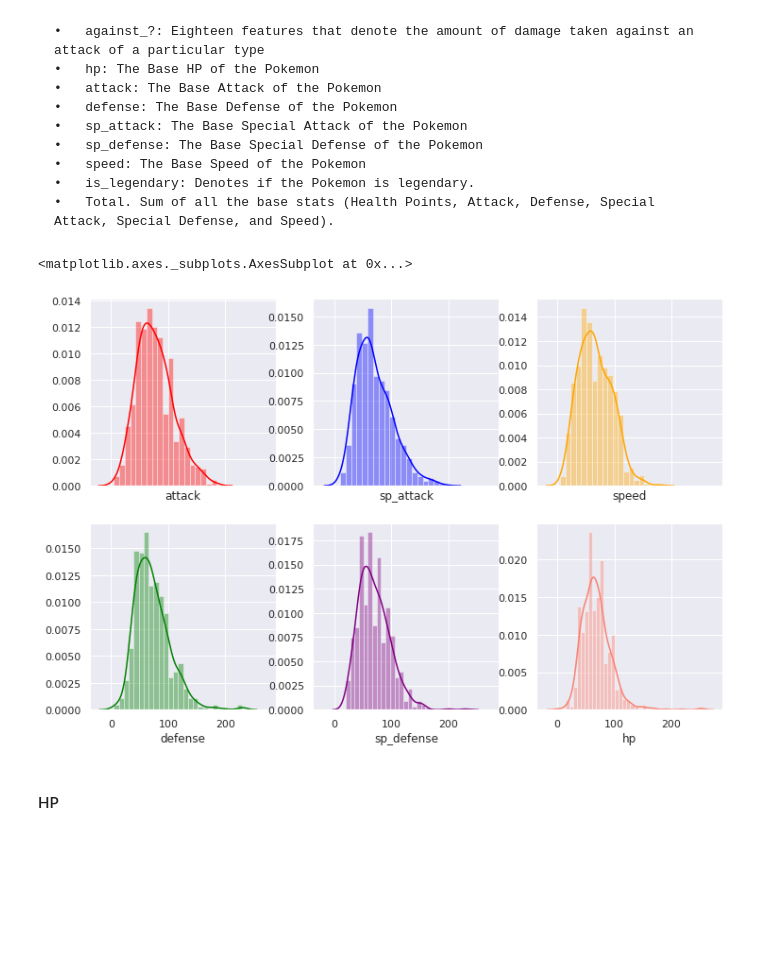
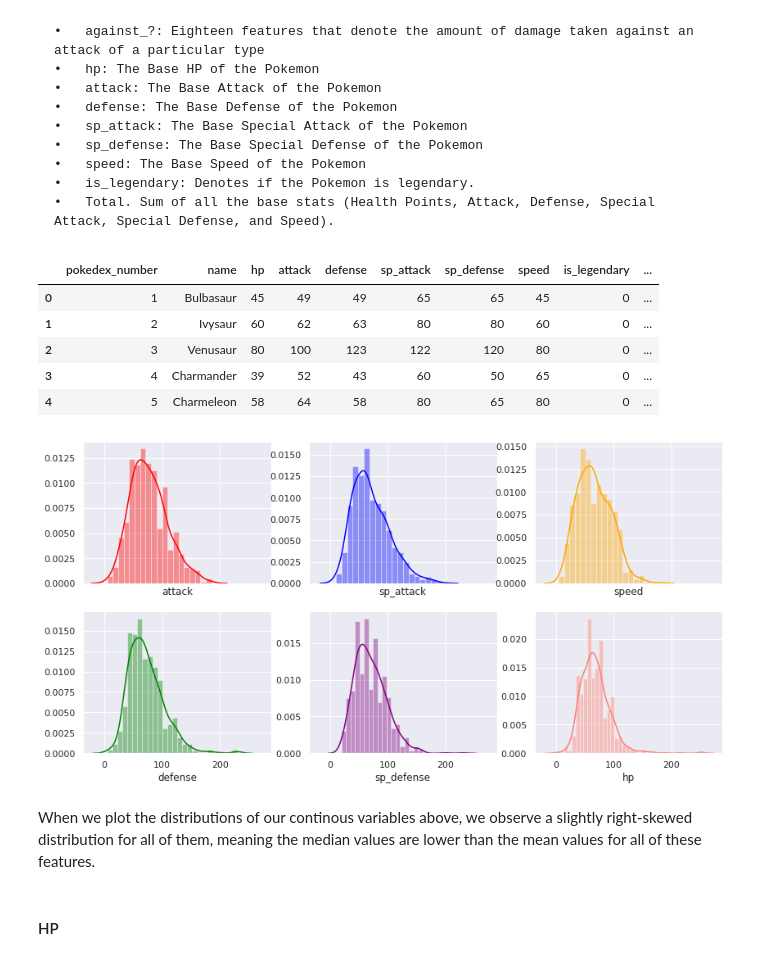
Before and after one commit to com-480-data-visualization/com-480-project-analaktycs, a Jupyter notebook: Milestone1_group2.ipynb, the cells around one changed output. Saved outputs shown, nothing was run; the diff lists cells and outputs as text; code cells hidden in the pictures; blank space fills up the shorter version.

Commit message:
Fixed graph labels

```diff
--- a/Milestone1_group2.ipynb
+++ b/Milestone1_group2.ipynb
@@ -531,9 +508,19 @@ g.map(sns.barplot,"types","count");
 	•	is_legendary: Denotes if the Pokemon is legendary.
 	•	Total. Sum of all the base stats (Health Points, Attack, Defense, Special Attack, Special Defense, and Speed).
 # %%
+# Next, we look at hp, attack, defense, sp_attack, sp_defense, speed, is_legendary,
+# and base_total features of our pokemon
 selected_2 = ['pokedex_number','name','hp','attack','defense','sp_attack',\
              'sp_defense','speed','is_legendary','base_total','generation']
 df2 = df[selected_2]
+df2.head()
+# %% [output]
+|  | pokedex_number | name | hp | attack | defense | sp_attack | sp_defense | speed | is_legendary | ... |
+| 0 | 1 | Bulbasaur | 45 | 49 | 49 | 65 | 65 | 45 | 0 | ... |
+| 1 | 2 | Ivysaur | 60 | 62 | 63 | 80 | 80 | 60 | 0 | ... |
+| 2 | 3 | Venusaur | 80 | 100 | 123 | 122 | 120 | 80 | 0 | ... |
+| 3 | 4 | Charmander | 39 | 52 | 43 | 60 | 50 | 65 | 0 | ... |
+| 4 | 5 | Charmeleon | 58 | 64 | 58 | 80 | 65 | 80 | 0 | ... |
 # %%
 # Separate dataframe for each generation
 gen1 = df[df['generation']==1]
@@ -551,15 +552,16 @@ def plot_sidebyside_hist(var):
 # %%
-# Overlook of features
-f, axes = plt.subplots(2, 3, figsize=(12, 8), sharex=True)
+# Overlook of features attack, sp_attack, speed, defense, sp_defense, and hp for all generations
+f, axes = plt.subplots(2, 3, figsize=(14, 7), sharex=True)
 sns.distplot( df['attack'] , color="red", ax=axes[0, 0])
 sns.distplot( df['sp_attack'] , color="blue", ax=axes[0, 1])
 sns.distplot( df['speed'] , color="orange", ax=axes[0, 2])
 sns.distplot( df['defense'] , color="green", ax=axes[1, 0])
-sns.distplot( df['sp_defense'] , color="purple", ax=axes[1, 1]);
-sns.distplot( df['hp'] , color="salmon", ax=axes[1, 2])
+sns.distplot( df['sp_defense'] , color="purple", ax=axes[1, 1])
+sns.distplot( df['hp'] , color="salmon", ax=axes[1, 2]);
 # %% [output]
-<matplotlib.axes._subplots.AxesSubplot at 0x...>
-[figure, old version]
+[figure, new version]
+# %% [markdown]
+When we plot the distributions of our continous variables above, we observe a slightly right-skewed distribution for all of them, meaning the median values are lower than the mean values for all of these features.
 # %% [markdown]
 #### HP
 # %%
```
Also changed, not shown: parts of 13 cells of this notebook.
